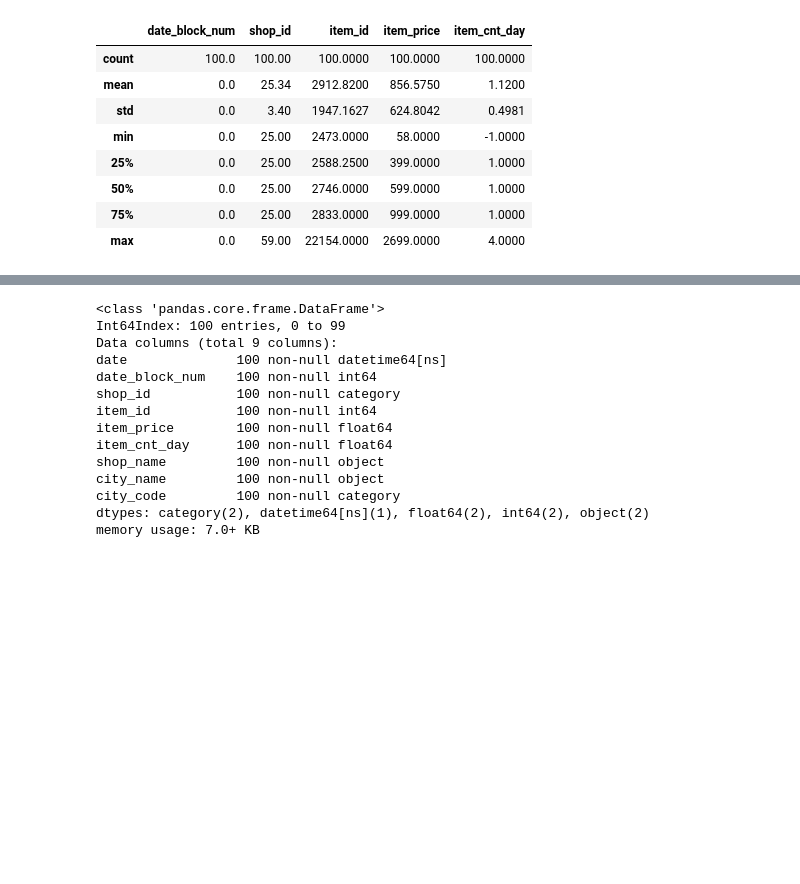
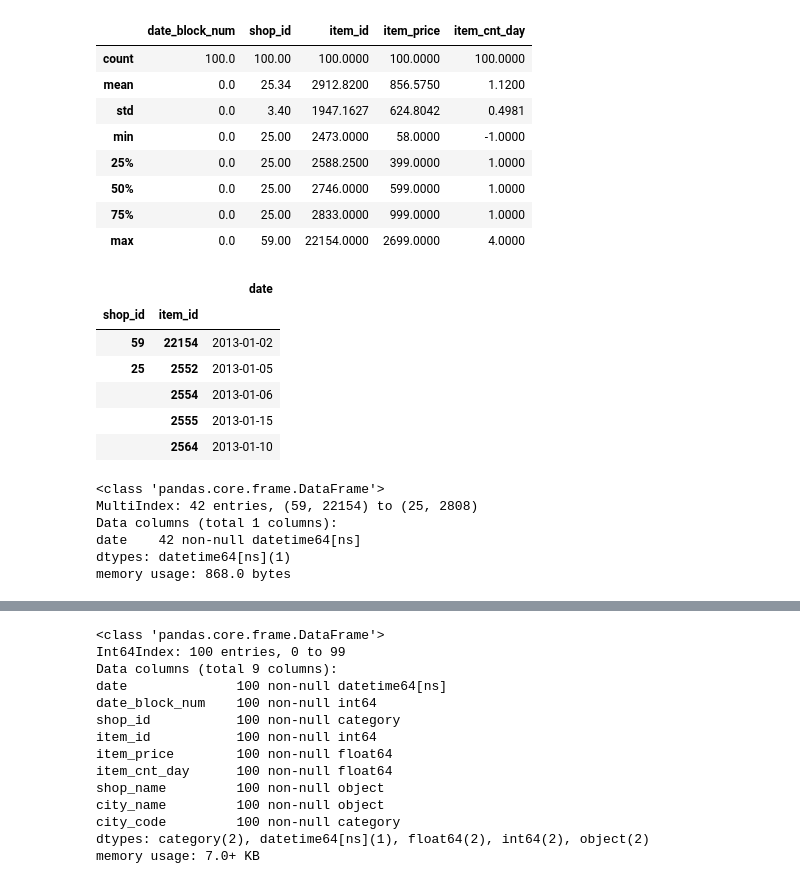
Before and after one commit to hjort/ai-labs, a Jupyter notebook: jupyter/future-sales/Predict Future Sales in Russia - Hjort.ipynb, the cells around one changed output, grey strips where cells are left out. Saved outputs shown, nothing was run; the diff lists cells and outputs as text; code cells hidden in the pictures; blank space fills up the shorter version.

```diff
--- a/jupyter/future-sales/Predict Future Sales in Russia - Hjort.ipynb
+++ b/jupyter/future-sales/Predict Future Sales in Russia - Hjort.ipynb
@@ -518,3 +519,24 @@ df_train.describe()
 | 50% | 0.0 | 25.00 | 2746.0000 | 599.0000 | 1.0000 |
 | 75% | 0.0 | 25.00 | 2833.0000 | 999.0000 | 1.0000 |
 | max | 0.0 | 59.00 | 22154.0000 | 2699.0000 | 4.0000 |
+# %%
+# obter última data de compra para cada par (loja, produto)
+df_maxdates = (df_train.groupby(['shop_id', 'item_id'], sort=False)['date'].max()).to_frame()
+df_maxdates.head()
+# %% [output]
+|  |  | date |
+| shop_id | item_id |  |
+| 59 | 22154 | 2013-01-02 |
+| 25 | 2552 | 2013-01-05 |
+|  | 2554 | 2013-01-06 |
+|  | 2555 | 2013-01-15 |
+|  | 2564 | 2013-01-10 |
+# %%
+df_maxdates.info()
+# %% [output]
+<class 'pandas.core.frame.DataFrame'>
+MultiIndex: 42 entries, (59, 22154) to (25, 2808)
+Data columns (total 1 columns):
+date    42 non-null datetime64[ns]
+dtypes: datetime64[ns](1)
+memory usage: 868.0 bytes
```
Also changed, not shown: parts of 5 cells of this notebook.
